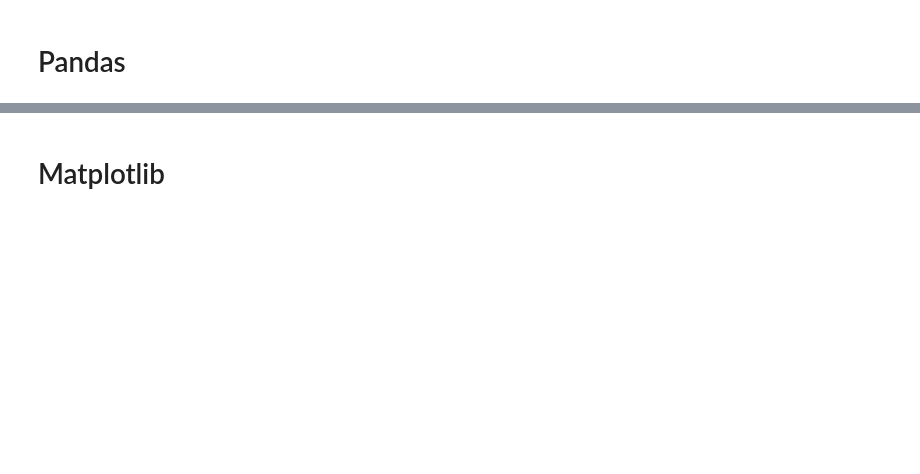
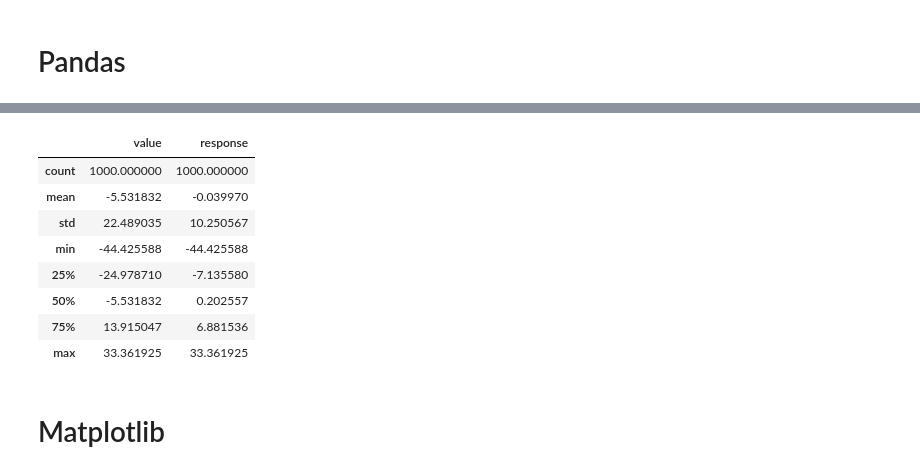
Before and after one commit to paulgarias/DataVisualization-Curriculum, a Jupyter notebook: Sessions/I/Activities/013-Instructor-PandasIntro/Solved/PythonPandas.ipynb, the cells around one changed output, grey strips where cells are left out. Saved outputs shown, nothing was run; the diff lists cells and outputs as text; code cells hidden in the pictures; blank space fills up the shorter version.

```diff
--- a/Sessions/I/Activities/013-Instructor-PandasIntro/Solved/PythonPandas.ipynb
+++ b/Sessions/I/Activities/013-Instructor-PandasIntro/Solved/PythonPandas.ipynb
@@ -87,0 +132,12 @@ df.head()
+# %%
+df.describe()
+# %% [output]
+|  | value | response |
+| count | 1000.000000 | 1000.000000 |
+| mean | -5.531832 | -0.039970 |
+| std | 22.489035 | 10.250567 |
+| min | -44.425588 | -44.425588 |
+| 25% | -24.978710 | -7.135580 |
+| 50% | -5.531832 | 0.202557 |
+| 75% | 13.915047 | 6.881536 |
+| max | 33.361925 | 33.361925 |
```
Also changed, not shown: parts of 8 cells of this notebook, 16 other files.
